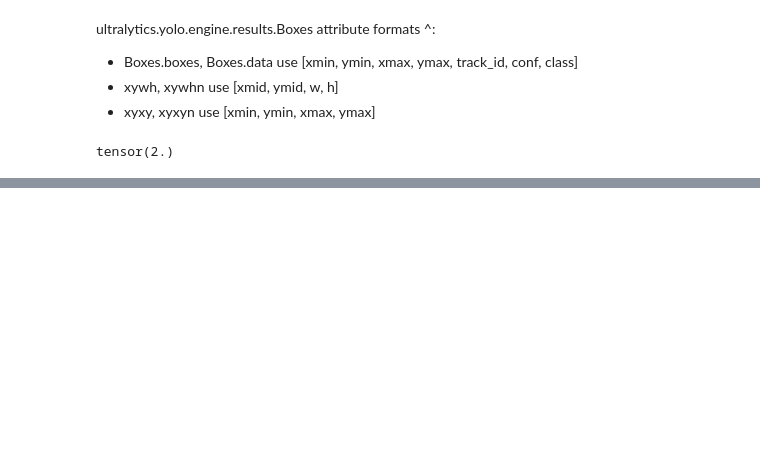
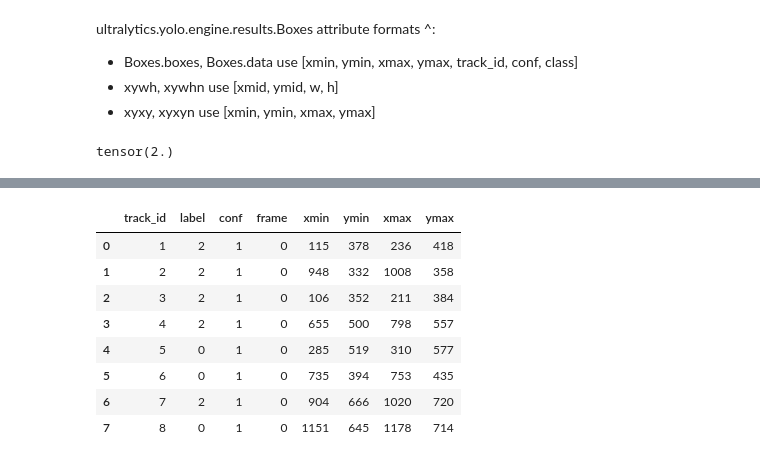
Before and after one commit to DawdlingDaedalus/VIRAT, a Jupyter notebook: analysis/06_21_2023_Accuracy_Measurements.ipynb, the cells around one changed output, grey strips where cells are left out. Cells and saved outputs as stored; diff of their text form; code cells hidden in the pictures; blank space fills up the shorter version.

```diff
--- a/analysis/06_21_2023_Accuracy_Measurements.ipynb
+++ b/analysis/06_21_2023_Accuracy_Measurements.ipynb
@@ -143,10 +144,10 @@ frame = [i['geom']['ts0'] for i in detections]
 xmin, ymin, xmax, ymax = [], [], [], []
 for i in detections:
   bb = i['geom']['g0'].split(' ')
-  xmin.append(bb[0])
-  ymin.append(bb[1])
-  xmax.append(bb[2])
-  ymax.append(bb[3])
+  xmin.append(int(bb[0]))
+  ymin.append(int(bb[1]))
+  xmax.append(int(bb[2]))
+  ymax.append(int(bb[3]))
 
 gt = {'idx': idx, 'track_id': track_id, 'label': label, 'conf': conf, 'frame': frame, 'xmin': xmin, 'ymin': ymin, 'xmax': xmax, 'ymax': ymax}
 gtdf = pd.DataFrame(gt)
@@ -255,10 +168,0 @@ key
-# %%
-labels_full = []
-for i in types:
-  try:
-    if frame_1_detections[0]['geom']['id1'] == i['types']['id1']:
-      labels_full.append(i)
-  except:
-    pass
-
-labels_full
@@ -352,0 +276,25 @@ tensor(2.)
+# %%
+# Create dictionary of predictions
+
+frame_num = 0
+
+track_id = []
+label = []
+conf = []
+frame = []
+xmin, ymin, xmax, ymax = [], [], [], []
+
+for i in range(len(list_results[frame_num].boxes.data)):
+  bb = [torch.round(j) for j in iter(list_results[frame_num].boxes.data[i])]
+  track_id.append(int(bb[4]))
+  label.append(int(bb[6]))
+  conf.append(int(bb[5]))
+  frame.append(frame_num)
+  xmin.append(int(bb[0]))
+  ymin.append(int(bb[1]))
+  xmax.append(int(bb[2]))
+  ymax.append(int(bb[3]))
+
+pred = {'track_id': track_id, 'label': label, 'conf': conf, 'frame': frame, 'xmin': xmin, 'ymin': ymin, 'xmax': xmax, 'ymax': ymax}
+
+preddf = pd.DataFrame(pred)
@@ -352,0 +319,12 @@ tensor(2.)
+# %%
+preddf
+# %% [output]
+|  | track_id | label | conf | frame | xmin | ymin | xmax | ymax |
+| 0 | 1 | 2 | 1 | 0 | 115 | 378 | 236 | 418 |
+| 1 | 2 | 2 | 1 | 0 | 948 | 332 | 1008 | 358 |
+| 2 | 3 | 2 | 1 | 0 | 106 | 352 | 211 | 384 |
+| 3 | 4 | 2 | 1 | 0 | 655 | 500 | 798 | 557 |
+| 4 | 5 | 0 | 1 | 0 | 285 | 519 | 310 | 577 |
+| 5 | 6 | 0 | 1 | 0 | 735 | 394 | 753 | 435 |
+| 6 | 7 | 2 | 1 | 0 | 904 | 666 | 1020 | 720 |
+| 7 | 8 | 0 | 1 | 0 | 1151 | 645 | 1178 | 714 |
```
Also changed, not shown: parts of 14 cells of this notebook.
